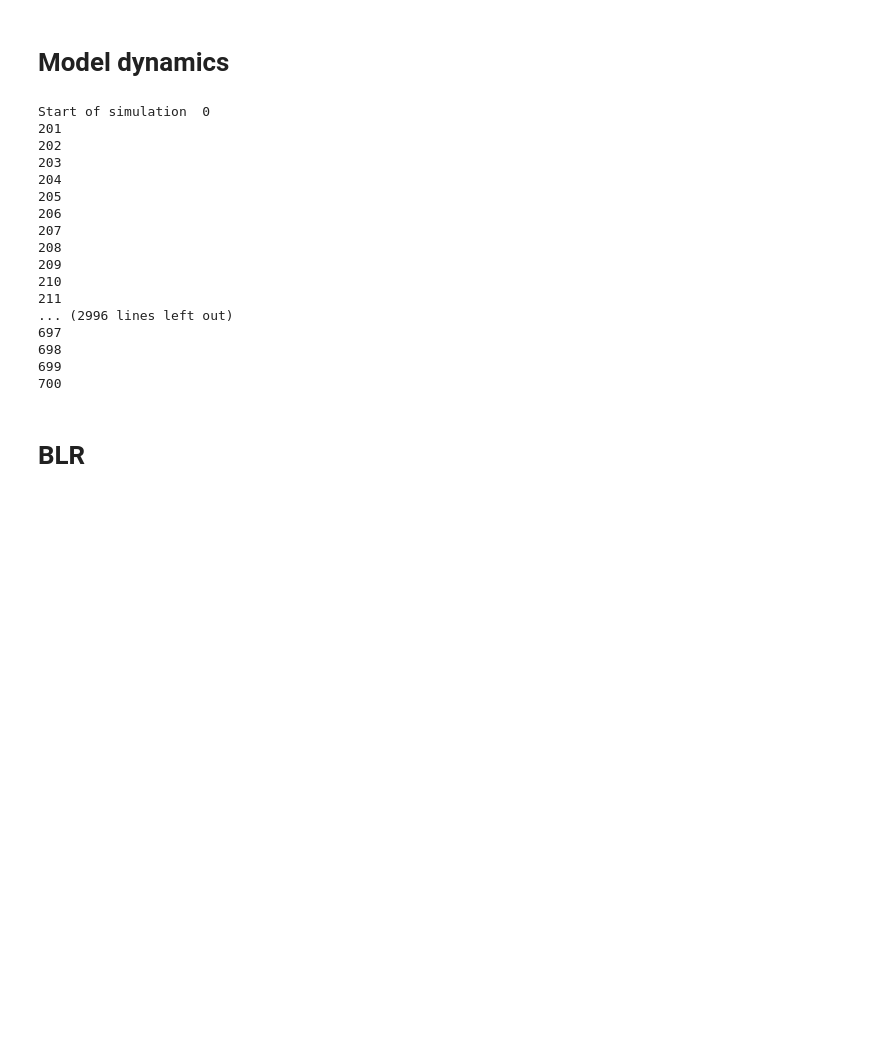
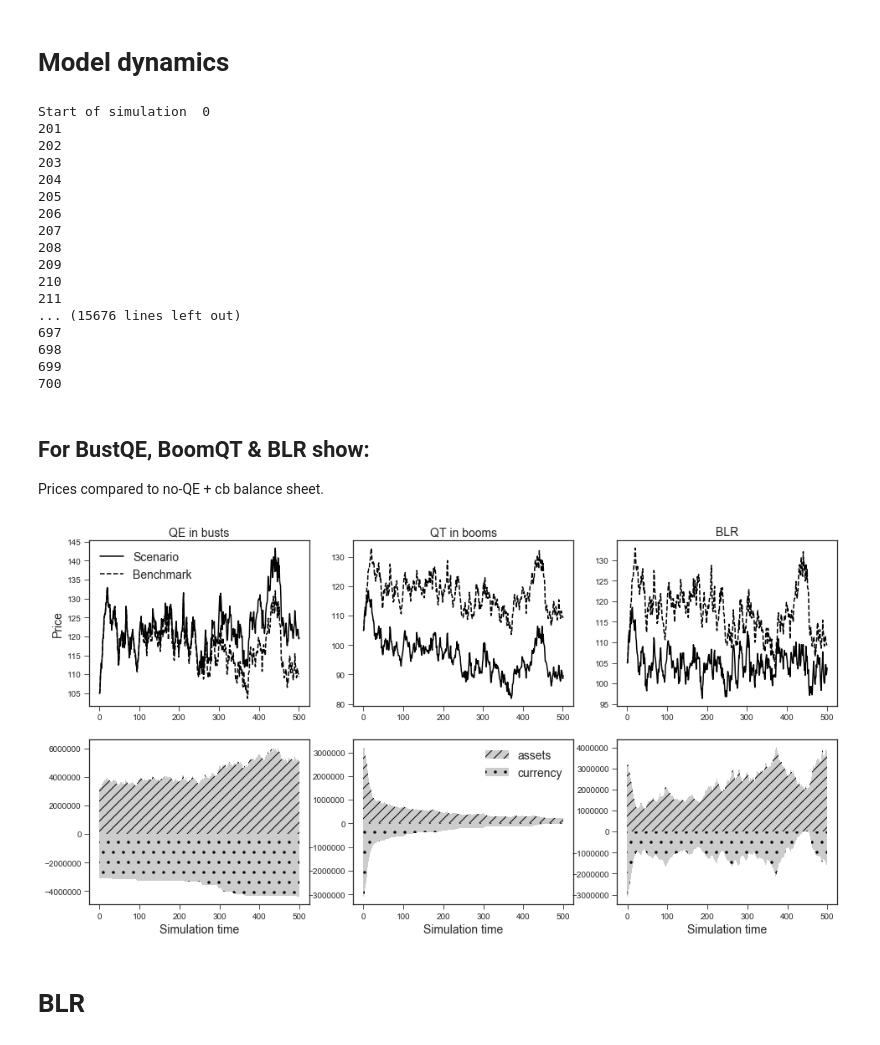
Before and after one commit to joerischasfoort/qe-asset-cycle, a Jupyter notebook: model_dynamics.ipynb, the cells around one changed output. Saved outputs shown, nothing was run; the diff lists cells and outputs as text; code cells hidden in the pictures; blank space fills up the shorter version.

```diff
--- a/model_dynamics.ipynb
+++ b/model_dynamics.ipynb
@@ -44,6 +45,8 @@ fundamentals = []
 volumes = []
 qe_periods = []
 qt_periods = []
+cb_asset_values = []
+cb_currencies = []
 
 for scenario in scenarios:
     trdrs = []
@@ -62,6 +65,9 @@ for scenario in scenarios:
     volumes.append(pd.DataFrame([[sum(v) for v in orbs[run].transaction_volumes_history] for run in range(NRUNS)]).transpose())
     qe_periods.append(pd.DataFrame([[orbs[run].qe_period] for run in range(NRUNS)]).transpose())
     qt_periods.append(pd.DataFrame([[orbs[run].qt_period] for run in range(NRUNS)]).transpose())
+
+    cb_asset_values.append(pd.DataFrame([np.array(orbs[run].tick_close_price[2:]) * np.array(central_banks[run].var.assets) for run in range(NRUNS)]).transpose())
+    cb_currencies.append(pd.DataFrame([central_banks[run].var.currency for run in range(NRUNS)]).transpose())
 # %% [output]
 Start of simulation  0
 201
@@ -75,11 +81,59 @@ Start of simulation  0
 209
 210
 211
-... (2996 lines left out)
+... (15676 lines left out)
 697
 698
 699
 700
+# %% [markdown]
+## For BustQE, BoomQT & BLR show:
+
+Prices compared to no-QE + cb balance sheet.
+# %%
+fig, ((ax1, ax2, ax3),(ax4, ax5, ax6)) = plt.subplots(2, 3, figsize=(16,8))
+
+# price bustQE
+s_idx = 2
+ax1.set_title('QE in busts', fontsize='14')
+ax1.plot(prices[s_idx].index, prices[s_idx].mean(axis=1), 'k-', label='Scenario')
+ax1.plot(prices[0].index, prices[0].mean(axis=1), 'k--', label='Benchmark')
+ax1.set_ylabel('Price', fontsize='14')
+ax1.legend(loc='best', fontsize='14')
+
+# price boomQT
+s_idx = 3
+ax2.set_title('QT in booms', fontsize='14')
+ax2.plot(prices[s_idx].index, prices[s_idx].mean(axis=1), 'k-', label=scenarios[s_idx])
+ax2.plot(prices[0].index, prices[0].mean(axis=1), 'k--', label='Benchmark')
+#ax2.set_ylabel('Price')
+
+# price BLR
+s_idx = 1
+ax3.set_title('BLR', fontsize='14')
+ax3.plot(prices[s_idx].index, prices[s_idx].mean(axis=1), 'k-', label=scenarios[s_idx])
+ax3.plot(prices[0].index, prices[0].mean(axis=1), 'k--', label='Benchmark')
+#ax3.set_ylabel('Price')
+
+# Central bank balance sheets
+ax4.bar(cb_asset_values[2].index, cb_asset_values[2].mean(axis=1), label='assets', width=1.0, alpha=0.4, color='grey', hatch='//')
+ax4.bar(cb_currencies[2].index, cb_currencies[2].mean(axis=1), label='currency', width=1.0, alpha=0.4, color='grey', hatch='.')
+
+# Central bank balance sheets
+ax5.bar(cb_asset_values[3].index, cb_asset_values[3].mean(axis=1), label='assets', width=1.0, alpha=0.4, color='grey', hatch='//')
+ax5.bar(cb_currencies[3].index, cb_currencies[3].mean(axis=1), label='currency', width=1.0, alpha=0.4, color='grey', hatch='.')
+ax5.legend(loc='best', fontsize='14')
+
+# Central bank balance sheets
+ax6.bar(cb_asset_values[1].index, cb_asset_values[1].mean(axis=1), label='assets', width=1.0, alpha=0.4, color='grey', hatch='//')
+ax6.bar(cb_currencies[1].index, cb_currencies[1].mean(axis=1), label='currency', width=1.0, alpha=0.4, color='grey', hatch='.')
+
+for ax in (ax4, ax5, ax6):
+    ax.set_xlabel('Simulation time', fontsize='14')
+
+fig.savefig('qe_dynamics.png', dpi=200, bbox_inches = 'tight', pad_inches = 0)
+# %% [output]
+[figure, added]
 # %% [markdown]
 # BLR
 # %%
```
Also changed, not shown: parts of 8 cells of this notebook, 1 other file.
